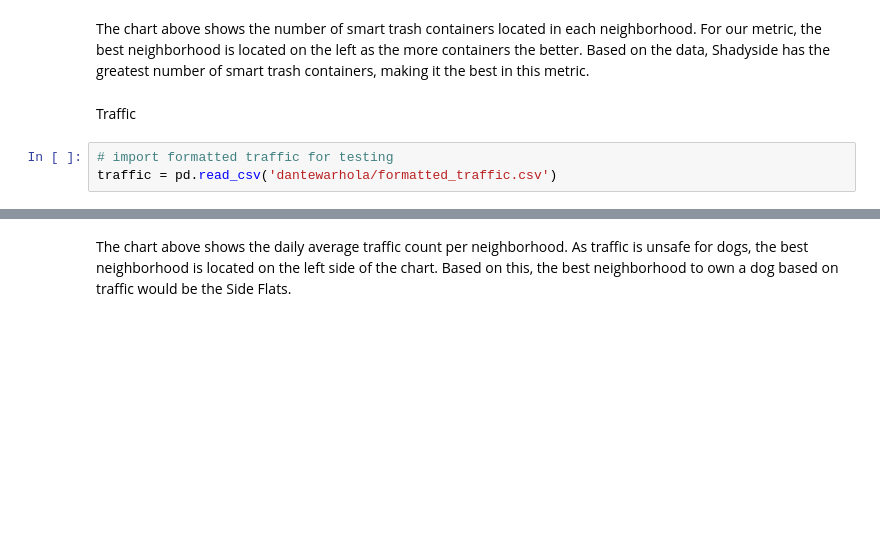
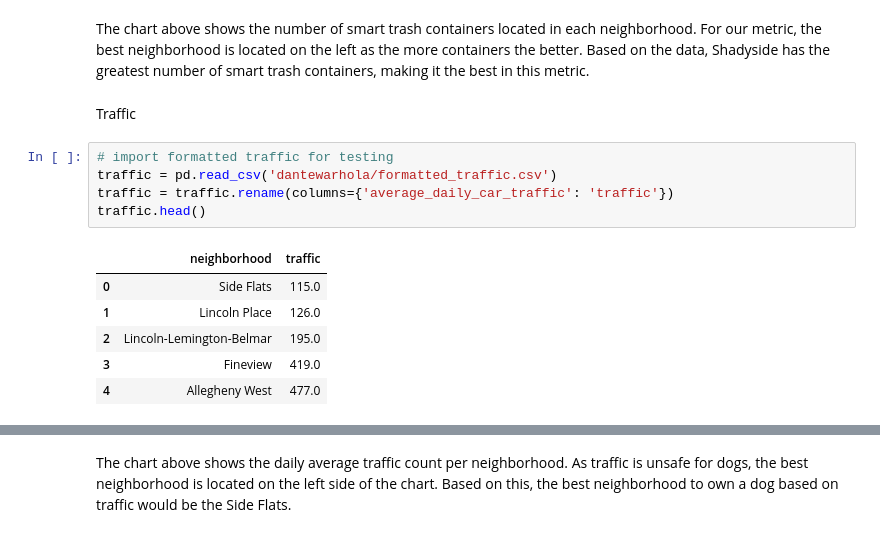
Before and after one commit to dantewarhola/Big-Ideas-in-Computing-and-Information-Group-38-Final-Project, a Jupyter notebook: FinalNotebook.ipynb, the cells around one changed output, grey strips where cells are left out. Cells and saved outputs as stored; diff of their text form; blank space fills up the shorter version.

```diff
--- a/FinalNotebook.ipynb
+++ b/FinalNotebook.ipynb
@@ -73,4 +73,13 @@ Traffic
 # %%
 # import formatted traffic for testing
 traffic = pd.read_csv('dantewarhola/formatted_traffic.csv')
+traffic = traffic.rename(columns={'average_daily_car_traffic': 'traffic'})
+traffic.head()
+# %% [output]
+|  | neighborhood | traffic |
+| 0 | Side Flats | 115.0 |
+| 1 | Lincoln Place | 126.0 |
+| 2 | Lincoln-Lemington-Belmar | 195.0 |
+| 3 | Fineview | 419.0 |
+| 4 | Allegheny West | 477.0 |
 # %%
```
Also changed, not shown: parts of 8 cells of this notebook.
